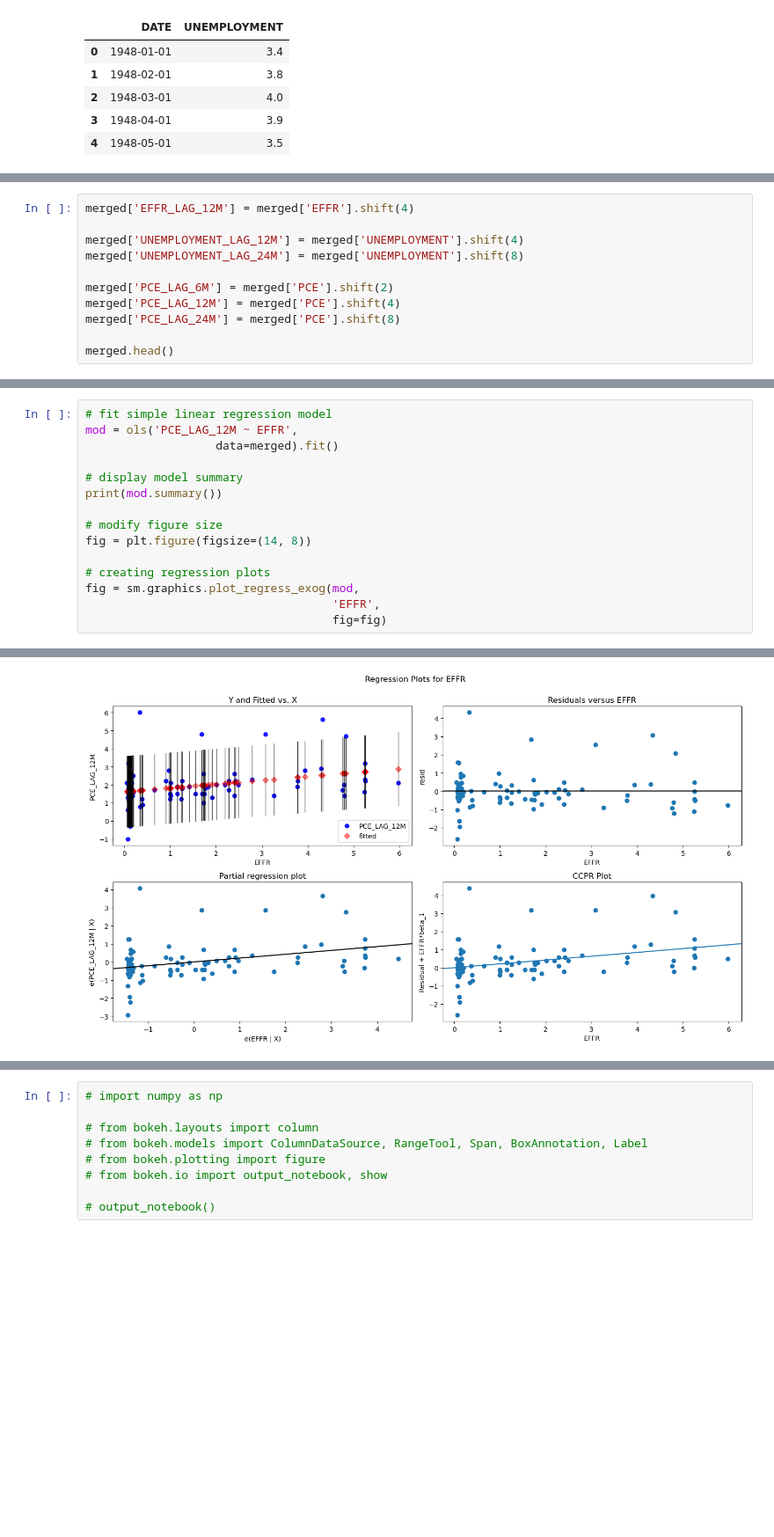
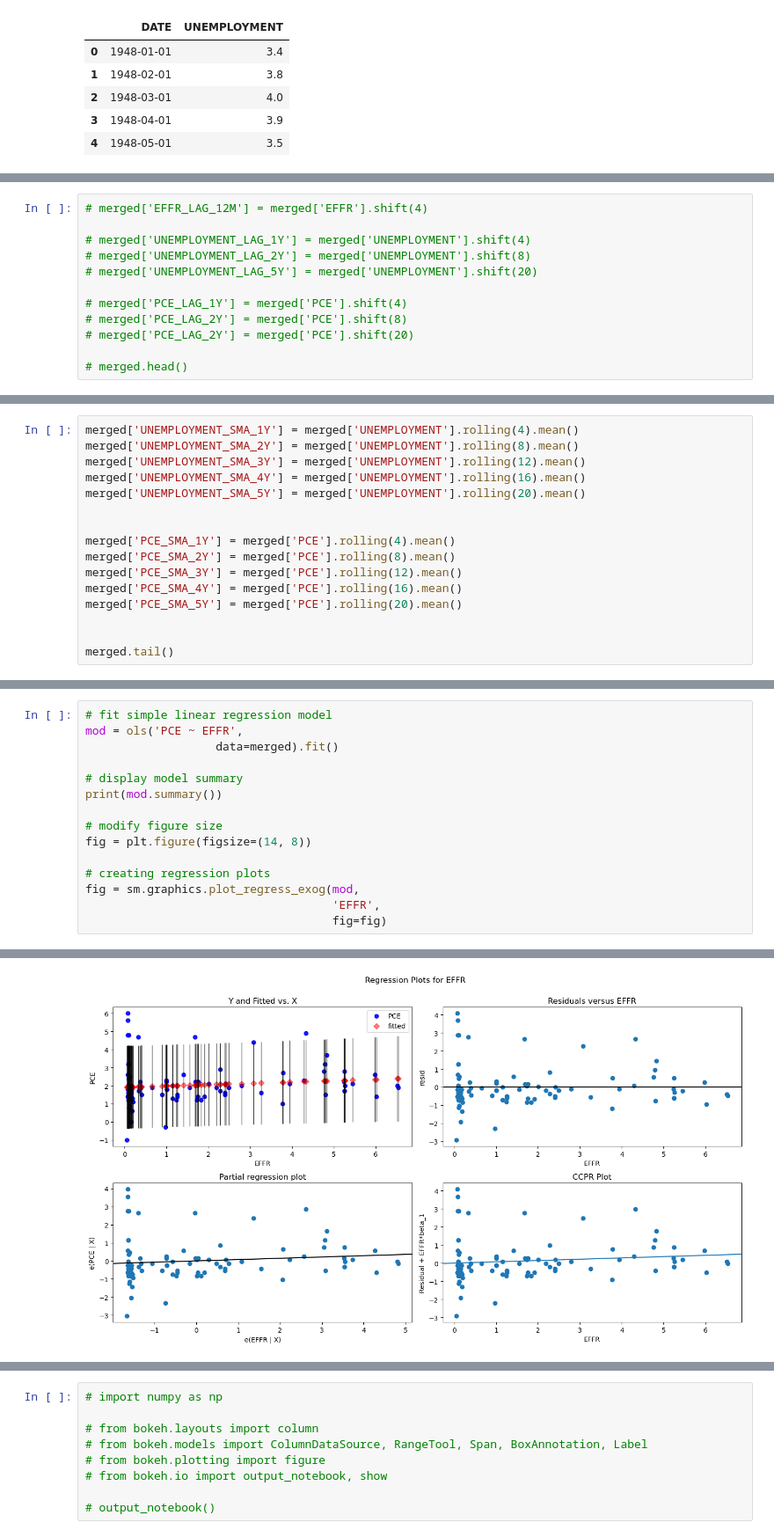
Before and after one commit to himalayahall/DATA608, a Jupyter notebook: Story 2/Story2.ipynb, the cells around one changed output, grey strips where cells are left out. Shown at 88% size. Saved outputs shown, nothing was run; the diff lists cells and outputs as text; blank space fills up the shorter version.

```diff
--- a/Story 2/Story2.ipynb
+++ b/Story 2/Story2.ipynb
@@ -121,11 +84,12 @@ merged.tail()
 # %%
-merged['EFFR_LAG_12M'] = merged['EFFR'].shift(4)
+# merged['EFFR_LAG_12M'] = merged['EFFR'].shift(4)
 
-merged['UNEMPLOYMENT_LAG_12M'] = merged['UNEMPLOYMENT'].shift(4)
-merged['UNEMPLOYMENT_LAG_24M'] = merged['UNEMPLOYMENT'].shift(8)
+# merged['UNEMPLOYMENT_LAG_1Y'] = merged['UNEMPLOYMENT'].shift(4)
+# merged['UNEMPLOYMENT_LAG_2Y'] = merged['UNEMPLOYMENT'].shift(8)
+# merged['UNEMPLOYMENT_LAG_5Y'] = merged['UNEMPLOYMENT'].shift(20)
 
-merged['PCE_LAG_6M'] = merged['PCE'].shift(2)
-merged['PCE_LAG_12M'] = merged['PCE'].shift(4)
-merged['PCE_LAG_24M'] = merged['PCE'].shift(8)
+# merged['PCE_LAG_1Y'] = merged['PCE'].shift(4)
+# merged['PCE_LAG_2Y'] = merged['PCE'].shift(8)
+# merged['PCE_LAG_2Y'] = merged['PCE'].shift(20)
 
-merged.head()
+# merged.head()
@@ -138,0 +96,16 @@ merged.head()
+# %%
+merged['UNEMPLOYMENT_SMA_1Y'] = merged['UNEMPLOYMENT'].rolling(4).mean()
+merged['UNEMPLOYMENT_SMA_2Y'] = merged['UNEMPLOYMENT'].rolling(8).mean()
+merged['UNEMPLOYMENT_SMA_3Y'] = merged['UNEMPLOYMENT'].rolling(12).mean()
+merged['UNEMPLOYMENT_SMA_4Y'] = merged['UNEMPLOYMENT'].rolling(16).mean()
+merged['UNEMPLOYMENT_SMA_5Y'] = merged['UNEMPLOYMENT'].rolling(20).mean()
+
+
+merged['PCE_SMA_1Y'] = merged['PCE'].rolling(4).mean()
+merged['PCE_SMA_2Y'] = merged['PCE'].rolling(8).mean()
+merged['PCE_SMA_3Y'] = merged['PCE'].rolling(12).mean()
+merged['PCE_SMA_4Y'] = merged['PCE'].rolling(16).mean()
+merged['PCE_SMA_5Y'] = merged['PCE'].rolling(20).mean()
+
+
+merged.tail()
@@ -139,6 +119,6 @@ merged.head()
 # %%
 # fit simple linear regression model
-mod = ols('PCE_LAG_12M ~ EFFR',
+mod = ols('PCE ~ EFFR',
                    data=merged).fit()
 
 # display model summary
@@ -164,12 +144,12 @@ Df Residuals:                      88   BIC:                             259.5
 Df Model:                           1
 Covariance Type:            nonrobust
 ==============================================================================
 ... (9 lines left out)
 ==============================================================================
 
 Notes:
 [1] Standard Errors assume that the covariance matrix of the errors is correctly specified.
-[figure, old version]
+[figure, new version]
 # %%
 # fit simple linear regression model
 mod = ols('UNEMPLOYMENT ~ EFFR',
```
Also changed, not shown: parts of 26 cells of this notebook, 3 other files.
